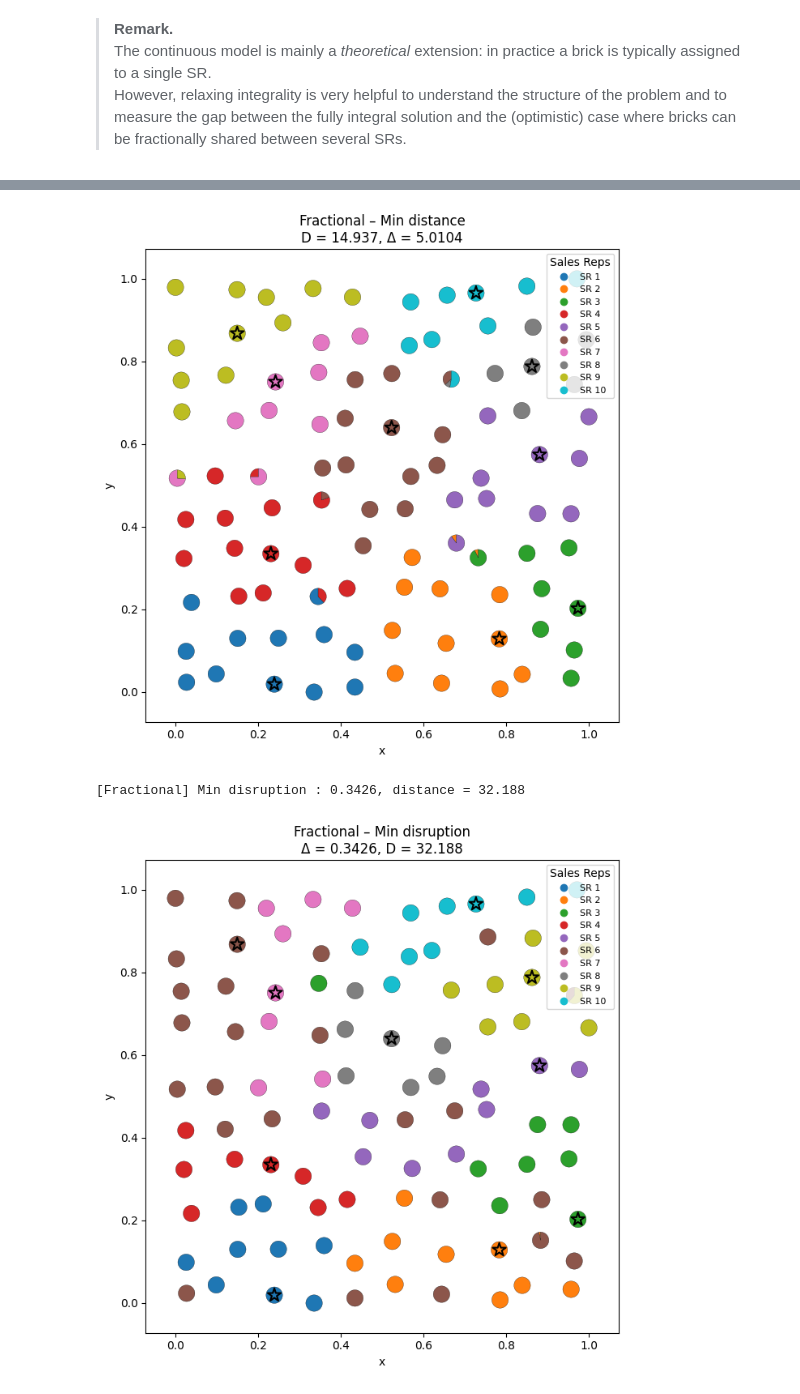
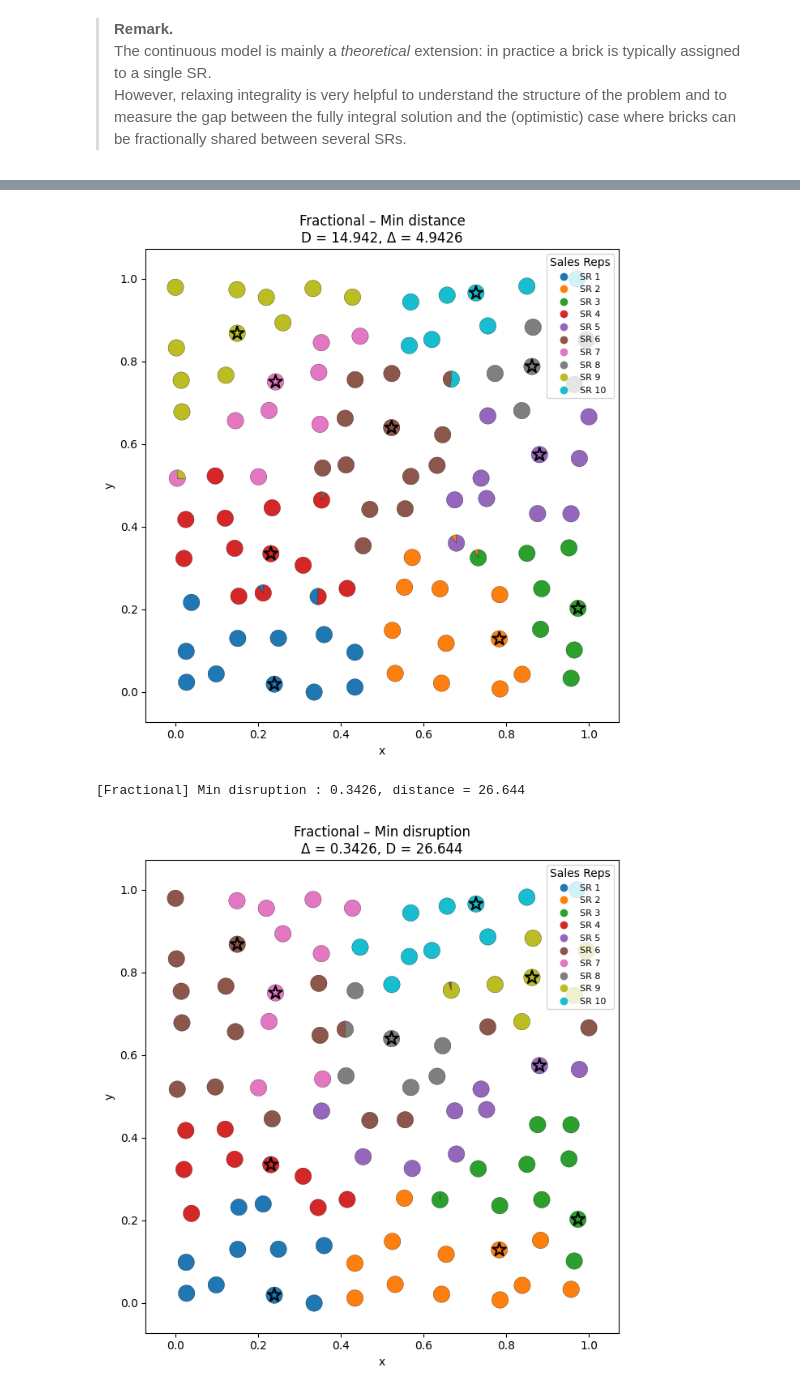
Before and after one commit to MathysBgh/Pfizer_Project, a Jupyter notebook: Pfizer_Step2.ipynb, the cells around one changed output, grey strips where cells are left out. Drawn from its saved outputs; the diff is of its cells as text; code cells hidden in the pictures.

```diff
--- a/Pfizer_Step2.ipynb
+++ b/Pfizer_Step2.ipynb
@@ -427,6 +442,14 @@ print("\n=== 2.2 100 bricks / 10 SRs – partial assignments allowed (x ∈ [0,1
 # Compute Pareto set with continuous variables
 pareto_frac = epsilon_pareto(vtype=GRB.CONTINUOUS)
 nd_frac = non_dominated(pareto_frac)
+
+# Disruption range actually used on the ε-frontier (fractional case)
+if pareto_frac:
+    disr_vals_frac = [r for (r, _) in pareto_frac]
+    disr_min_frontier = min(disr_vals_frac)
+    disr_max_frontier = max(disr_vals_frac)
+else:
+    disr_min_frontier = disr_max_frontier = None
 
 if pareto_frac and 'pareto_int' in globals():
     # Plot both sets on the same figure for an easy visual comparison
@@ -580,8 +603,15 @@ print("\n=== 2.2 100 bricks / 10 SRs – fractional maps (min distance / min dis
 m_dist_f, x_dist_f, dist_expr_dist_f, disr_expr_dist_f = build_assignment_model(
     vtype=GRB.CONTINUOUS
 )
+# Enforce the same disruption cap as on the last ε-point of the frontier
+if disr_max_frontier is not None:
+    m_dist_f.addConstr(
+        disr_expr_dist_f <= disr_max_frontier + 1e-6,
+        name="eps_max_frontier_frac"
+    )
 m_dist_f.setObjective(dist_expr_dist_f, GRB.MINIMIZE)
 m_dist_f.optimize()
+
 
 if m_dist_f.status != GRB.OPTIMAL:
     raise RuntimeError("Distance-only fractional model infeasible.")
@@ -611,14 +641,21 @@ plot_fractional_map_pies(
 m_disr_f, x_disr_f, dist_expr_disr_f, disr_expr_disr_f = build_assignment_model(
     vtype=GRB.CONTINUOUS
 )
-m_disr_f.setObjective(disr_expr_disr_f, GRB.MINIMIZE)
+# Keep disruption at its minimal value on the ε-frontier, then minimise distance
+if disr_min_frontier is not None:
+    m_disr_f.addConstr(
+        disr_expr_disr_f <= disr_min_frontier + 1e-6,
+        name="eps_min_frontier_frac"
+    )
+m_disr_f.setObjective(dist_expr_disr_f, GRB.MINIMIZE)
 m_disr_f.optimize()
 
 if m_disr_f.status != GRB.OPTIMAL:
-    raise RuntimeError("Disruption-only fractional model infeasible.")
+    raise RuntimeError("Fractional frontier min-disruption model infeasible.")
 
 disruption_min_frac = disr_expr_disr_f.getValue()
 distance_at_disruption_min_frac = dist_expr_disr_f.getValue()
+
 
 print(
     f"[Fractional] Min disruption : {disruption_min_frac:.4f}, "
@@ -641,6 +678,6 @@ plot_fractional_map_pies(
-[figure, old version]
+[figure, new version]
-[Fractional] Min disruption : 0.3426, distance = 32.188
+[Fractional] Min disruption : 0.3426, distance = 26.644
-[figure, old version]
+[figure, new version]
 # %% [markdown]
 ### 2.3 Adding a new SR when demand increases by 25 %
 
```
Also changed, not shown: parts of 6 cells of this notebook, 2 other files.
